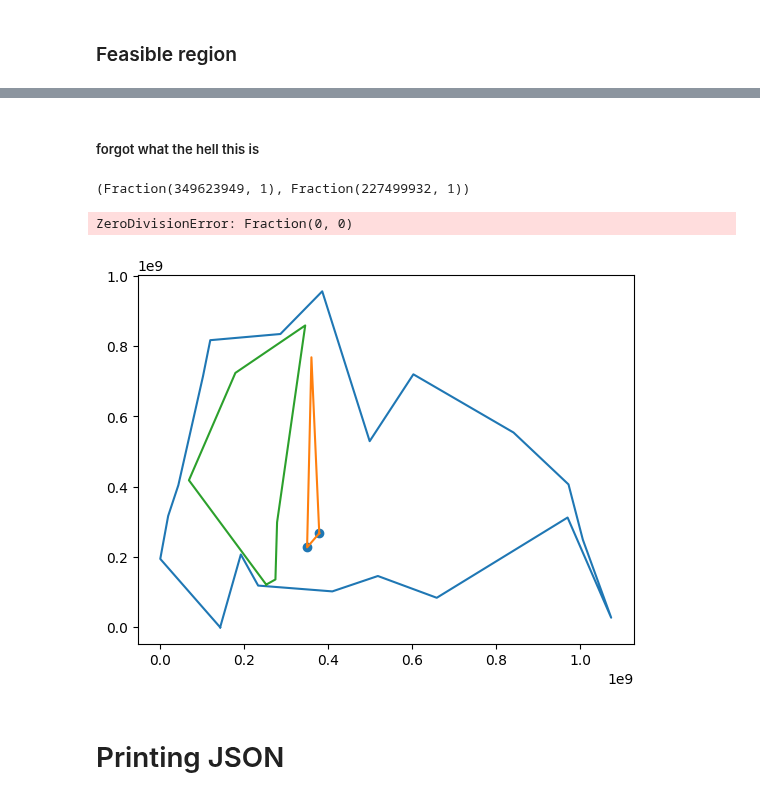
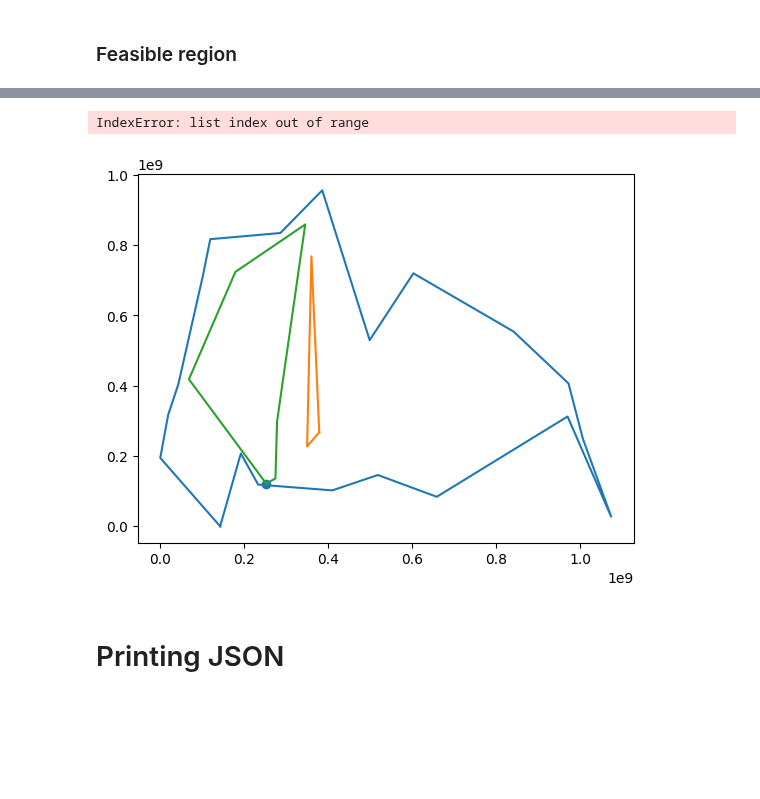
Before and after one commit to theodle/2IMA15-project, a Jupyter notebook: prototyping.ipynb, the cells around one changed output, grey strips where cells are left out. Cells and saved outputs as stored; diff of their text form; code cells hidden in the pictures; blank space fills up the shorter version.

```diff
--- a/prototyping.ipynb
+++ b/prototyping.ipynb
@@ -476,5 +476,5 @@ print(intersection_point(l1, l2)[1].coordinate)
 (Fraction(9479, 2402), Fraction(7949, 2402))
 (3.9462947543713573, 3.30932556203164)
 # %%
-def pointequals(p1: Point, p2: Point):
+def pointequals(p1: Point, p2: Point) -> bool:
     return p1.coordinate[0] == p2.coordinate[0] and p1.coordinate[1] == p2.coordinate[1]
@@ -563,32 +566,51 @@ def status(v, polygon):
 # in this Point from the status, and add the edges that "start" here.
 # We want to report the Points of the polygon that are endpoints of an edge that is visible to r
 def handle_event(p: Point, r: Point, status):
-    # d = dist(p,r) #is it needed?
+    d = dist(p,r) #is it needed?
 
     # print(status)
+    reportThis = False
+
+    toBeAdded = []
 
     edges, dists = zip(*status) # list of pairs (edge, dist) to two lists of edges and dists
+    edges = list(edges)
+
+    if (pointequals(edges[0].pt1, p) or pointequals(edges[0].pt2, p)):
+        reportThis = True
+
     for edge in (p.incoming + p.outgoing): # all edges ending or starting here
         try:
             idx = edges.index(edge) #finds the index of 'edge' in 'edges' if it exists, may throw error
+
+            del edges[idx]
             del status[idx]
         except: #edge is not in edges of the status, so we must add it to the status
-            status.append([edge, -1]) #d)) #can we just append with 0, since we calc after anyway?
+            toBeAdded.append([edge, d]) #can we just append with 0, since we calc after anyway?
+            # print(p.coordinate)
 
     # recompute distances of intersection point with sweepline and edges in the status
     for i in range(len(status)):
         isectpt = intersection_point( Edge(r, p, None), status[i][0] )[0] #intersect rp with status[i][0]
+        # print(isectpt.coordinate)
         status[i][1] = dist(r, isectpt) #replace distance with correct value for current event
+
+
+    toBeAdded.sort(key=lambda ed : angle(r, p, other(ed[0], p)))
+
+    status.extend(toBeAdded)
 
     # sort the status on the distance of the intersection point of the sweepline to the edge
     status.sort(key=lambda e : e[1])
+
+    reportThis |= (pointequals(status[0][0].pt1, p) or pointequals(status[0][0].pt2, p))
 
     # print(status)
 
     # print("----------------------------")
 
     # if p is an endpoint of the edge currently visible to r, we need to report it.
-    return status, (pointequals(status[0][0].pt1, p) or pointequals(status[0][0].pt2, p))
+    return status, reportThis
 # %% [markdown]
 ### Feasible region
 # %%
@@ -678,13 +700,18 @@ def feasible_region(r: Point, polygon: Polygon):
     '''EXECUTING THE SWEEP'''
     report = []
 
+    STATUS_OVER_TIME = []
+
     for pt in SORTED_EVENT_QUEUE:
+        STATUS_OVER_TIME.append(STATUS.copy())
         STATUS, report_pt = handle_event(pt, r, STATUS)
         if report_pt: report.append(pt)
 
-    return report, STATUS
+    STATUS_OVER_TIME.append(STATUS.copy())
+
+    return report, STATUS_OVER_TIME
 # %%
-reflex = refl[4]
-FR, stat = feasible_region(reflex, poly)
+reflex = refl[15]
+FR, stat_at = feasible_region(reflex, poly)
 print(len(FR))
 # %% [output]
@@ -716,19 +742,19 @@ plt.show()
-# %% [markdown]
-##### forgot what the hell this is
 # %%
 polygon_plt()
 
-for e,_ in stat:
-    print(intersection_point(Edge(refl[1], e.pt2, None), e)[0].coordinate)
+plt.scatter(reflex.coordinate[0], reflex.coordinate[1])
+
+for e,d in stat_at[23]:
+    # print(intersection_point(Edge(refl[1], e.pt2, None), e)[0].coordinate)
+    print(d.as_integer_ratio)
     xs = [e.pt1.coordinate[0], e.pt2.coordinate[0]]
     ys = [e.pt1.coordinate[1], e.pt2.coordinate[1]]
     plt.scatter(xs,ys)
 
 plt.show()
 # %% [output]
-(Fraction(349623949, 1), Fraction(227499932, 1))
+IndexError: list index out of range
-ZeroDivisionError: Fraction(0, 0)
-[figure, old version]
+[figure, new version]
 # %% [markdown]
 # Printing JSON
 # %%
```
Also changed, not shown: parts of 5 cells of this notebook.
